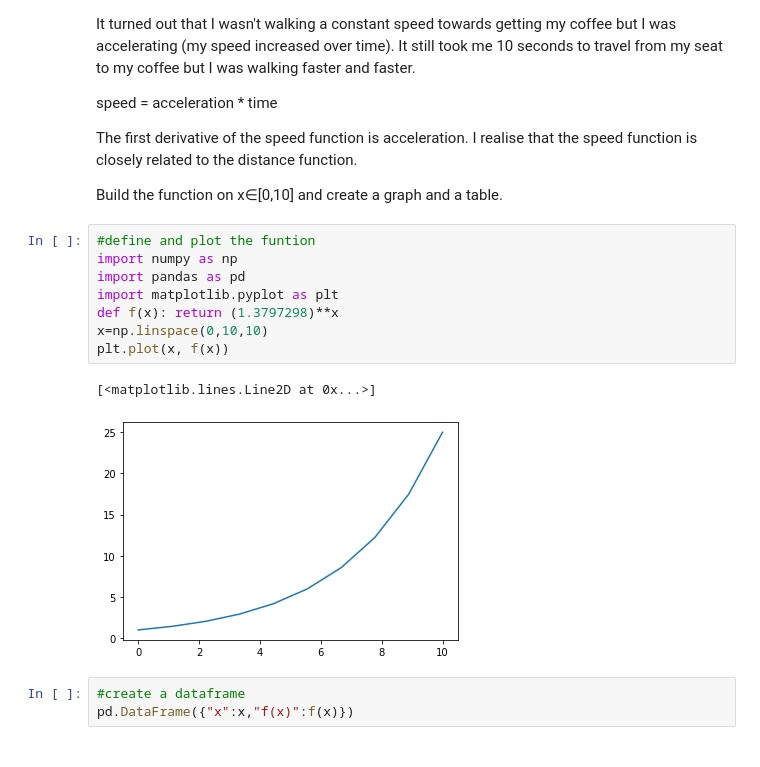
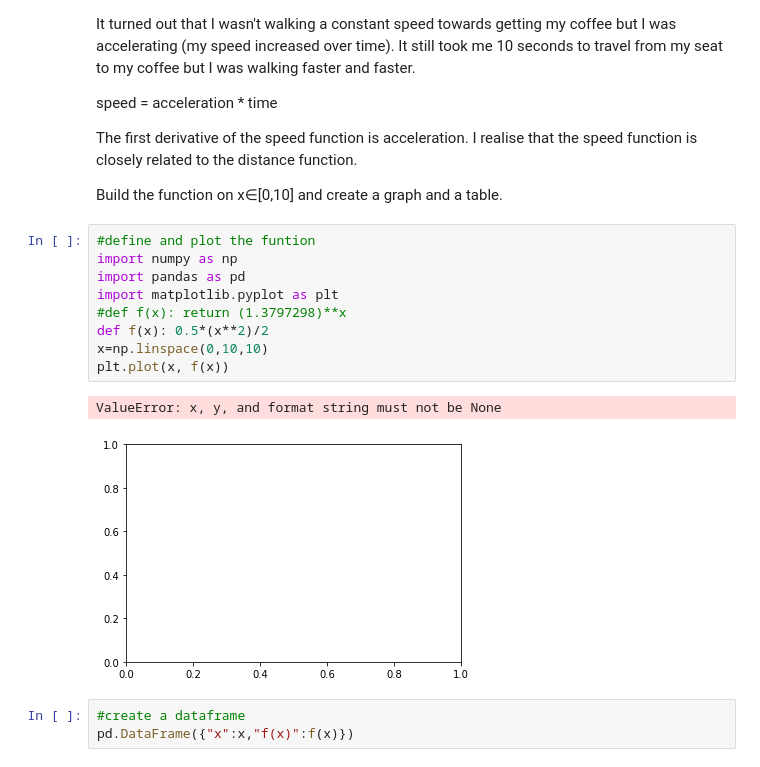
Before and after one commit to sepeca15/calculus-and-algebra-problems-with-python, a Jupyter notebook: problems.ipynb, the cells around one changed output. Saved outputs shown, nothing was run; the diff lists cells and outputs as text.

```diff
--- a/problems.ipynb
+++ b/problems.ipynb
@@ -71,14 +71,15 @@ Build the function on x∈[0,10] and create a graph and a table.
 # %%
 #define and plot the funtion
 import numpy as np
 import pandas as pd
 import matplotlib.pyplot as plt
-def f(x): return (1.3797298)**x
+#def f(x): return (1.3797298)**x
+def f(x): 0.5*(x**2)/2
 x=np.linspace(0,10,10)
 plt.plot(x, f(x))
 # %% [output]
-[<matplotlib.lines.Line2D at 0x...>]
+ValueError: x, y, and format string must not be None
-[figure, old version]
+[figure, new version]
 # %%
 #create a dataframe
 pd.DataFrame({"x":x,"f(x)":f(x)})
```
Also changed, not shown: parts of 2 cells of this notebook.
